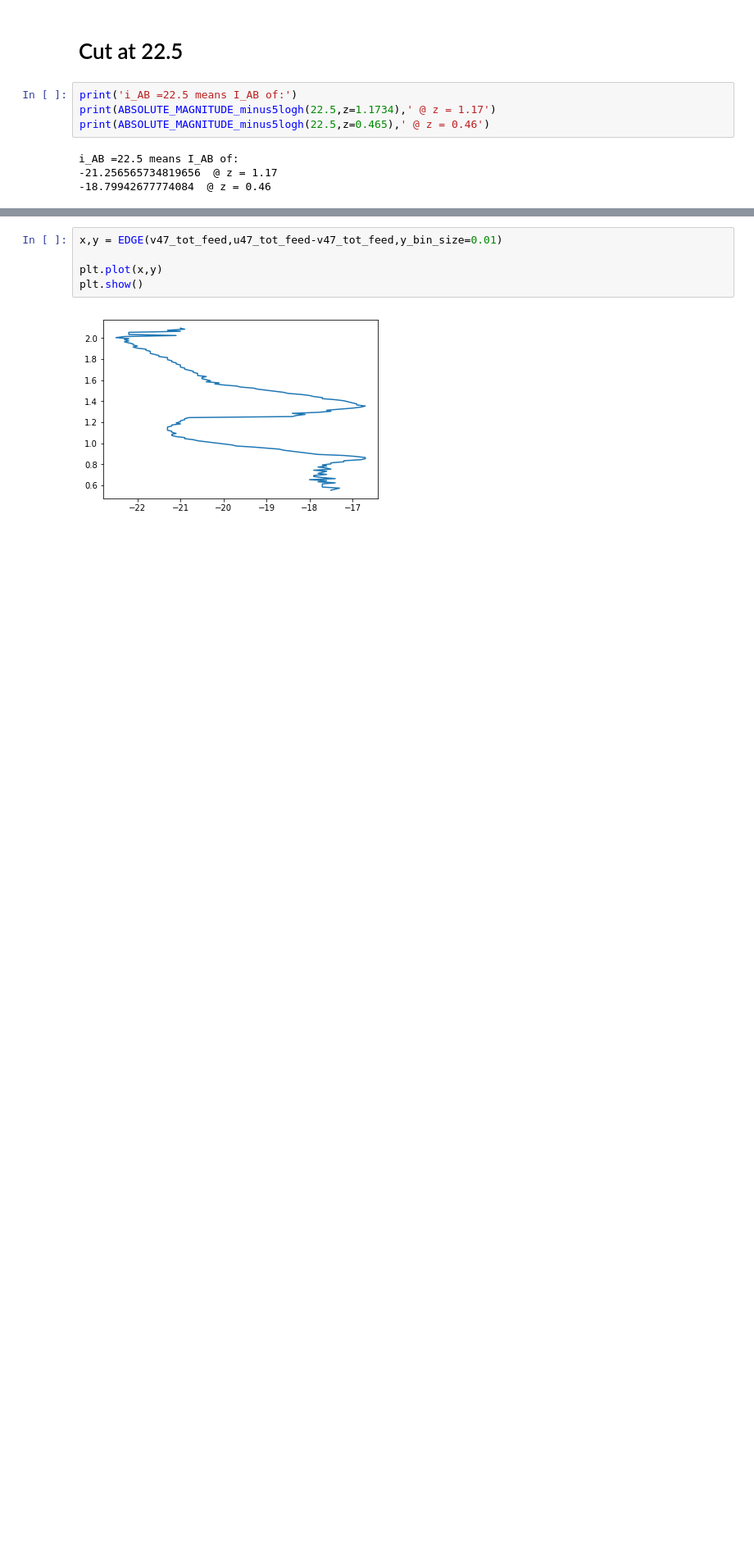
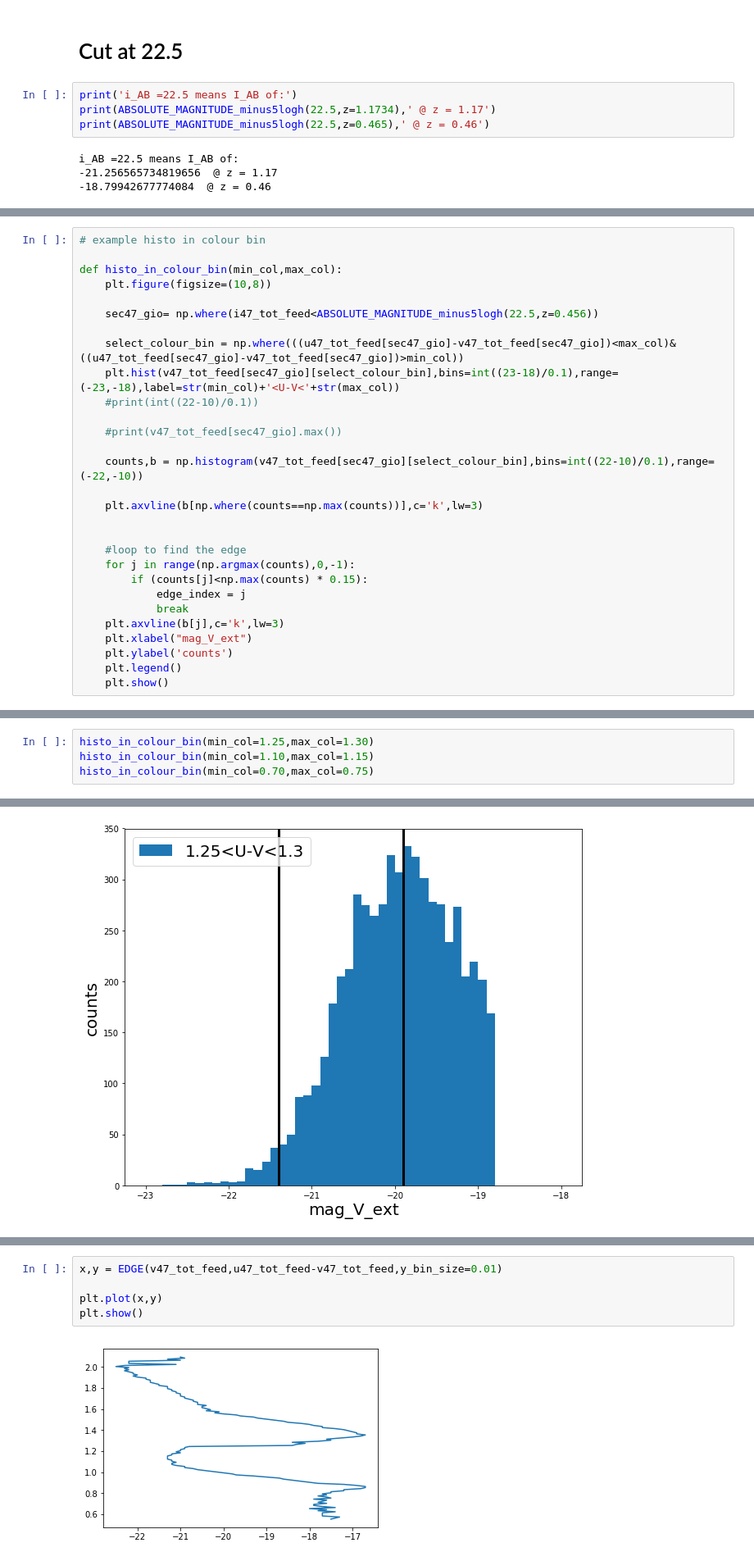
Before and after one commit to GiorgioManzoni/cosma_colmag, a Jupyter notebook: Plot_colour_magnitudes.ipynb, the cells around one changed output, grey strips where cells are left out. Shown at 82% size. Saved outputs shown, nothing was run; the diff lists cells and outputs as text; blank space fills up the shorter version.

```diff
--- a/Plot_colour_magnitudes.ipynb
+++ b/Plot_colour_magnitudes.ipynb
@@ -401,0 +406,29 @@ print(len(v47_tot_feed))
+# %%
+# example histo in colour bin
+
+def histo_in_colour_bin(min_col,max_col):
+    plt.figure(figsize=(10,8))
+
+    sec47_gio= np.where(i47_tot_feed<ABSOLUTE_MAGNITUDE_minus5logh(22.5,z=0.456))
+
+    select_colour_bin = np.where(((u47_tot_feed[sec47_gio]-v47_tot_feed[sec47_gio])<max_col)&((u47_tot_feed[sec47_gio]-v47_tot_feed[sec47_gio])>min_col))
+    plt.hist(v47_tot_feed[sec47_gio][select_colour_bin],bins=int((23-18)/0.1),range=(-23,-18),label=str(min_col)+'<U-V<'+str(max_col))
+    #print(int((22-10)/0.1))
+
+    #print(v47_tot_feed[sec47_gio].max())
+
+    counts,b = np.histogram(v47_tot_feed[sec47_gio][select_colour_bin],bins=int((22-10)/0.1),range=(-22,-10))
+
+    plt.axvline(b[np.where(counts==np.max(counts))],c='k',lw=3)
+
+
+    #loop to find the edge
+    for j in range(np.argmax(counts),0,-1):
+        if (counts[j]<np.max(counts) * 0.15):
+            edge_index = j
+            break
+    plt.axvline(b[j],c='k',lw=3)
+    plt.xlabel("mag_V_ext")
+    plt.ylabel('counts')
+    plt.legend()
+    plt.show()
@@ -401,0 +462,5 @@ print(len(v47_tot_feed))
+# %%
+histo_in_colour_bin(min_col=1.25,max_col=1.30)
+histo_in_colour_bin(min_col=1.10,max_col=1.15)
+histo_in_colour_bin(min_col=0.70,max_col=0.75)
+# %% [output]
@@ -401,0 +468 @@ print(len(v47_tot_feed))
+[figure, added]
```
Also changed, not shown: parts of 21 cells of this notebook.
